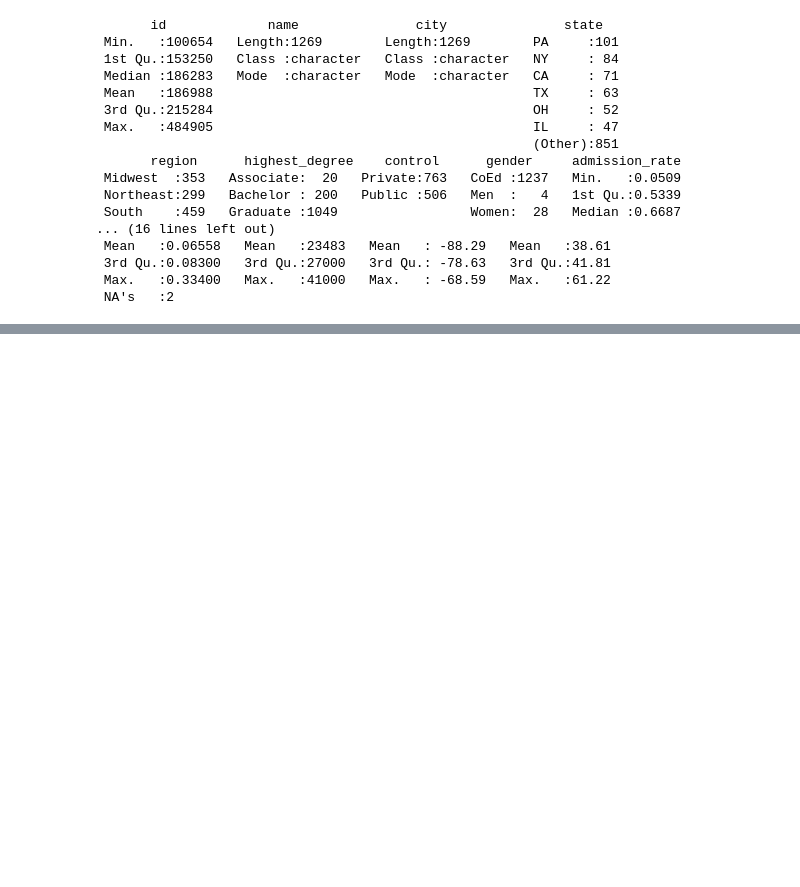
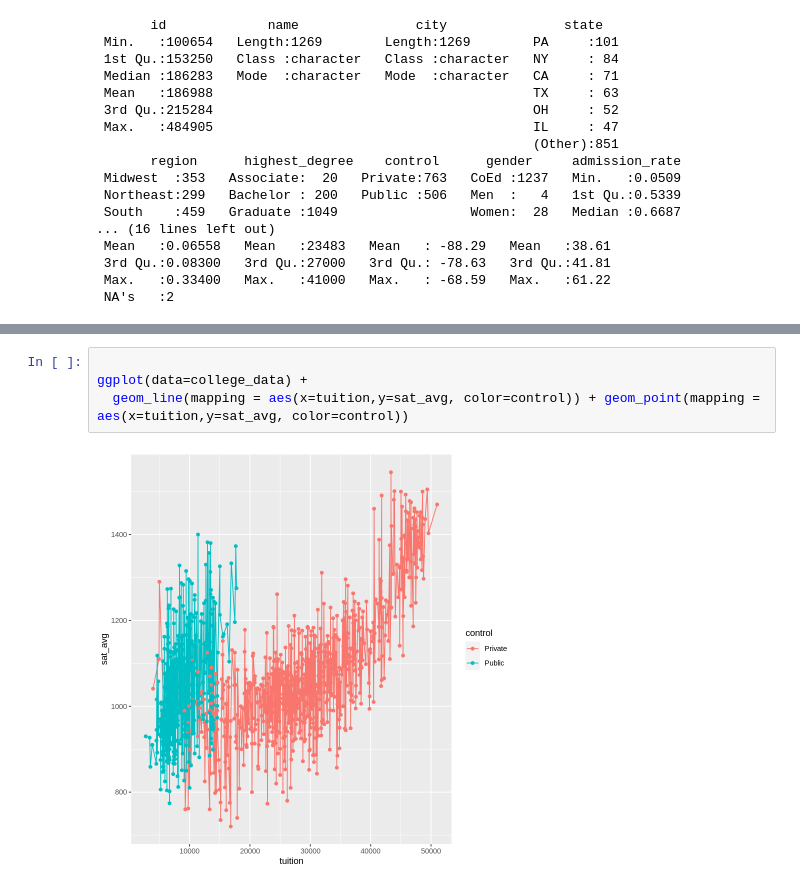
Before and after one commit to AashishTangnami/DataVisualizationR, a Jupyter notebook: Visualization/Data_Visualization_in_R_with_GGPLOT2.ipynb, the cells around one changed output, grey strips where cells are left out. Saved outputs shown, nothing was run; the diff lists cells and outputs as text; blank space fills up the shorter version.

```diff
--- a/Visualization/Data_Visualization_in_R_with_GGPLOT2.ipynb
+++ b/Visualization/Data_Visualization_in_R_with_GGPLOT2.ipynb
@@ -124,0 +144,6 @@ summary(college_data)
+# %%
+
+ggplot(data=college_data) +
+  geom_line(mapping = aes(x=tuition,y=sat_avg, color=control)) + geom_point(mapping = aes(x=tuition,y=sat_avg, color=control))
+# %% [output]
+[figure, added]
```
Also changed, not shown: parts of 20 cells of this notebook.
